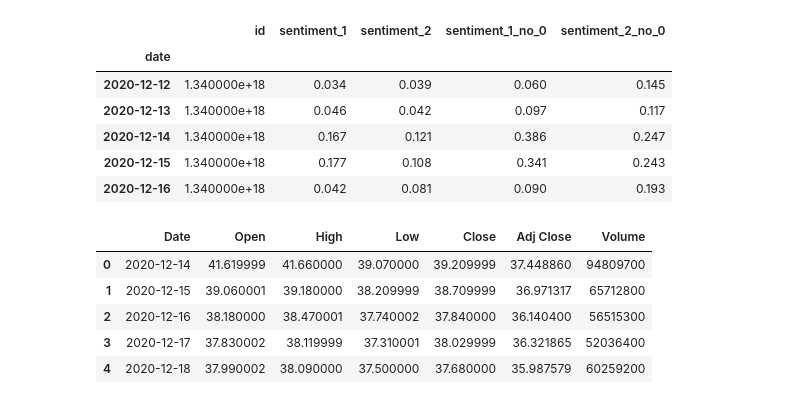
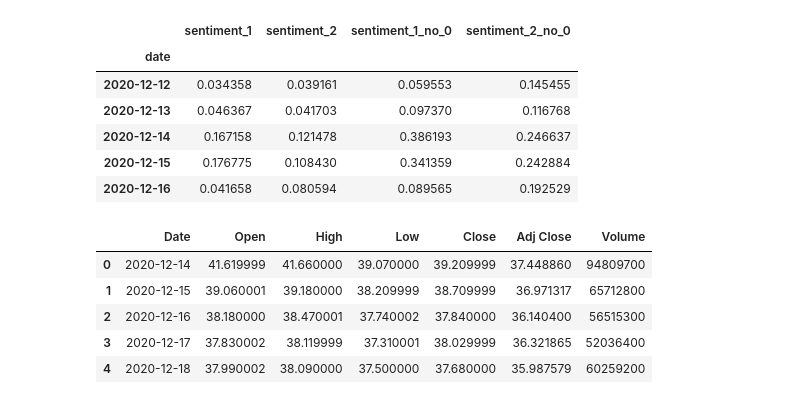
Before and after one commit to iamvimals/Twitter-Sentiment-Analysis-and-Pfizer-Stock-Price-Prediction, a Jupyter notebook: 4_Preparing Data for TS.ipynb, the cells around one changed output. Cells and saved outputs as stored; diff of their text form; code cells hidden in the pictures.

```diff
--- a/4_Preparing Data for TS.ipynb
+++ b/4_Preparing Data for TS.ipynb
@@ -36,16 +34,16 @@ memory usage: 19.1+ KB
 # %%
 sentiment_scores.set_index(pd.to_datetime(sentiment_scores.date), inplace = True)
 sentiment_scores = sentiment_scores.drop(columns = ['date'])
-sentiment_scores = sentiment_scores.drop(columns = ['Unnamed: 6'])
+#sentiment_scores = sentiment_scores.drop(columns = ['Unnamed: 6'])
 sentiment_scores.head()
 # %% [output]
-|  | id | sentiment_1 | sentiment_2 | sentiment_1_no_0 | sentiment_2_no_0 |
-| date |  |  |  |  |  |
-| 2020-12-12 | 1.340000e+18 | 0.034 | 0.039 | 0.060 | 0.145 |
-| 2020-12-13 | 1.340000e+18 | 0.046 | 0.042 | 0.097 | 0.117 |
-| 2020-12-14 | 1.340000e+18 | 0.167 | 0.121 | 0.386 | 0.247 |
-| 2020-12-15 | 1.340000e+18 | 0.177 | 0.108 | 0.341 | 0.243 |
-| 2020-12-16 | 1.340000e+18 | 0.042 | 0.081 | 0.090 | 0.193 |
+|  | sentiment_1 | sentiment_2 | sentiment_1_no_0 | sentiment_2_no_0 |
+| date |  |  |  |  |
+| 2020-12-12 | 0.034358 | 0.039161 | 0.059553 | 0.145455 |
+| 2020-12-13 | 0.046367 | 0.041703 | 0.097370 | 0.116768 |
+| 2020-12-14 | 0.167158 | 0.121478 | 0.386193 | 0.246637 |
+| 2020-12-15 | 0.176775 | 0.108430 | 0.341359 | 0.242884 |
+| 2020-12-16 | 0.041658 | 0.080594 | 0.089565 | 0.192529 |
 # %%
 pfe_stock_prices = pd.read_csv("csv/pfe_stock_data.csv", engine="python")
 # %%
```
Also changed, not shown: parts of 19 cells of this notebook, 2 other files.
